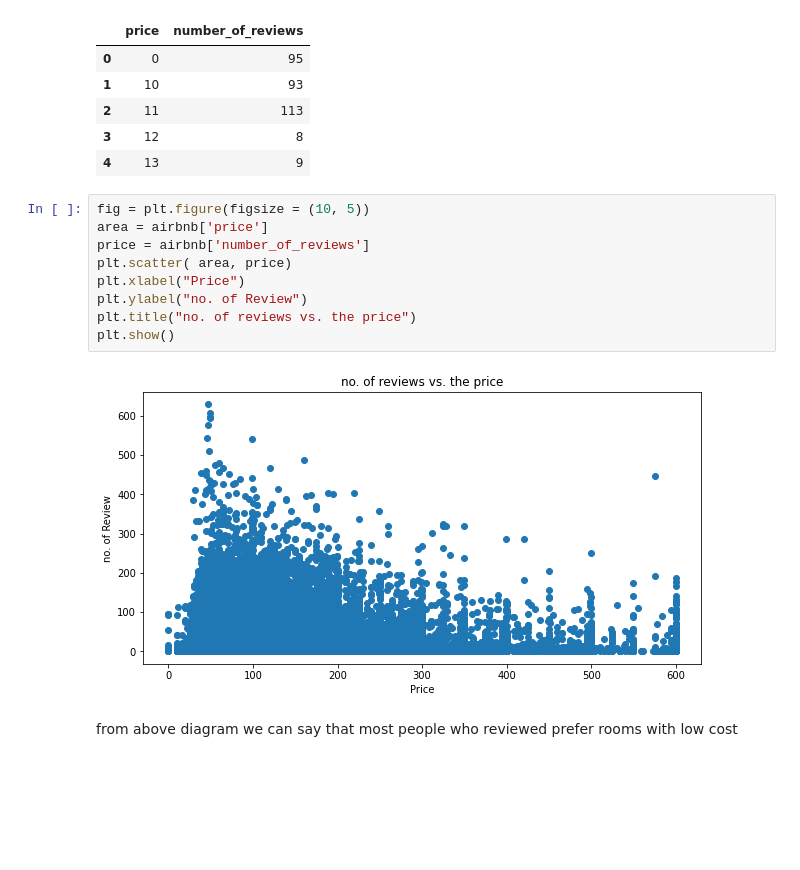
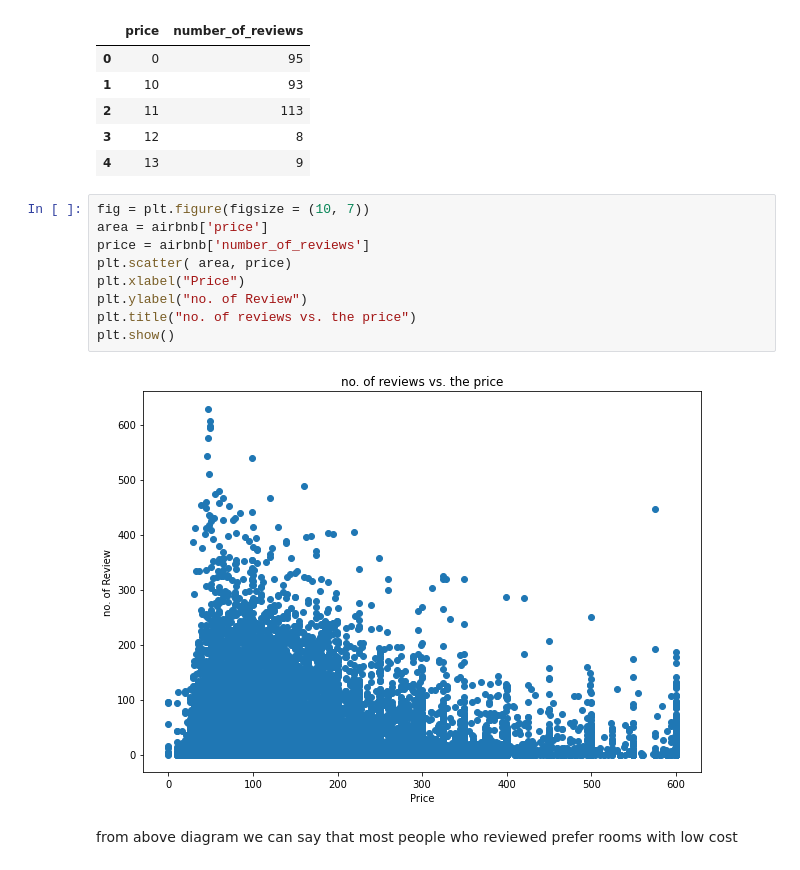
Before and after one commit to bharath967/airbnb_data_analysis, a Jupyter notebook: Airbnb_Bookings_Analysis_.ipynb, the cells around one changed output. Cells and saved outputs as stored; diff of their text form; blank space fills up the shorter version.

```diff
--- a/Airbnb_Bookings_Analysis_.ipynb
+++ b/Airbnb_Bookings_Analysis_.ipynb
@@ -398,16 +398,16 @@ price_per_area.head()
 | 3 | 12 | 8 |
 | 4 | 13 | 9 |
 # %%
-fig = plt.figure(figsize = (10, 5))
+fig = plt.figure(figsize = (10, 7))
 area = airbnb['price']
 price = airbnb['number_of_reviews']
 plt.scatter( area, price)
 plt.xlabel("Price")
 plt.ylabel("no. of Review")
 plt.title("no. of reviews vs. the price")
 plt.show()
 # %% [output]
-[figure, old version]
+[figure, new version]
 # %% [markdown]
 from above diagram we can say that most people who reviewed prefer rooms with low cost
 # %%
```
Also changed, not shown: parts of 7 cells of this notebook.
